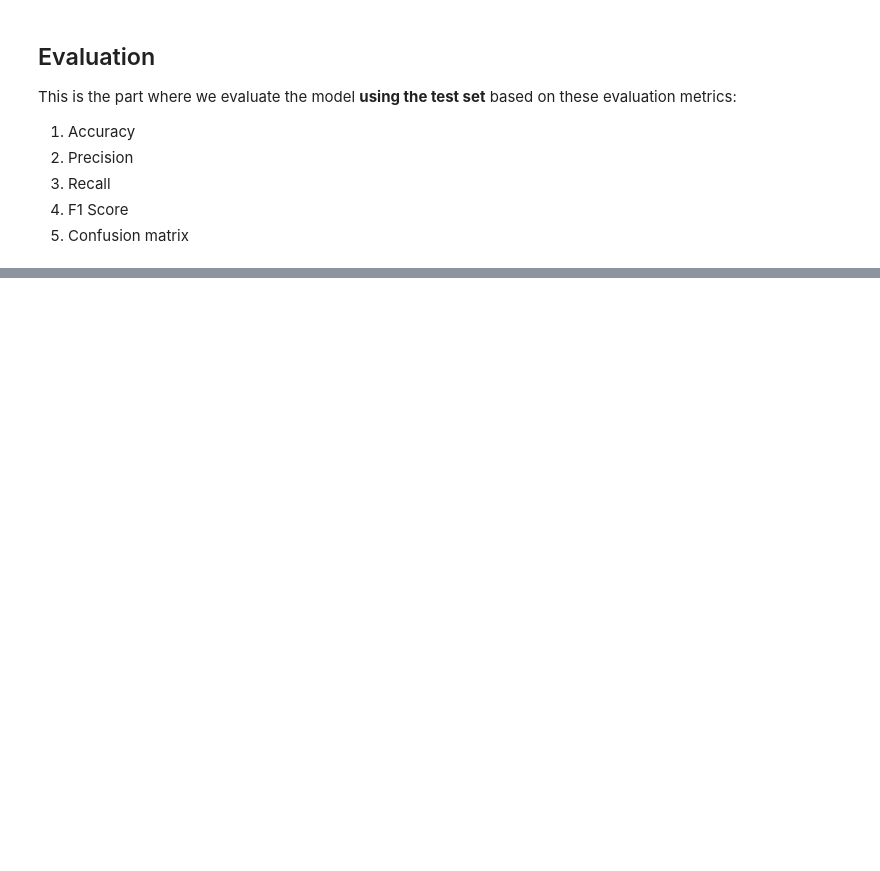
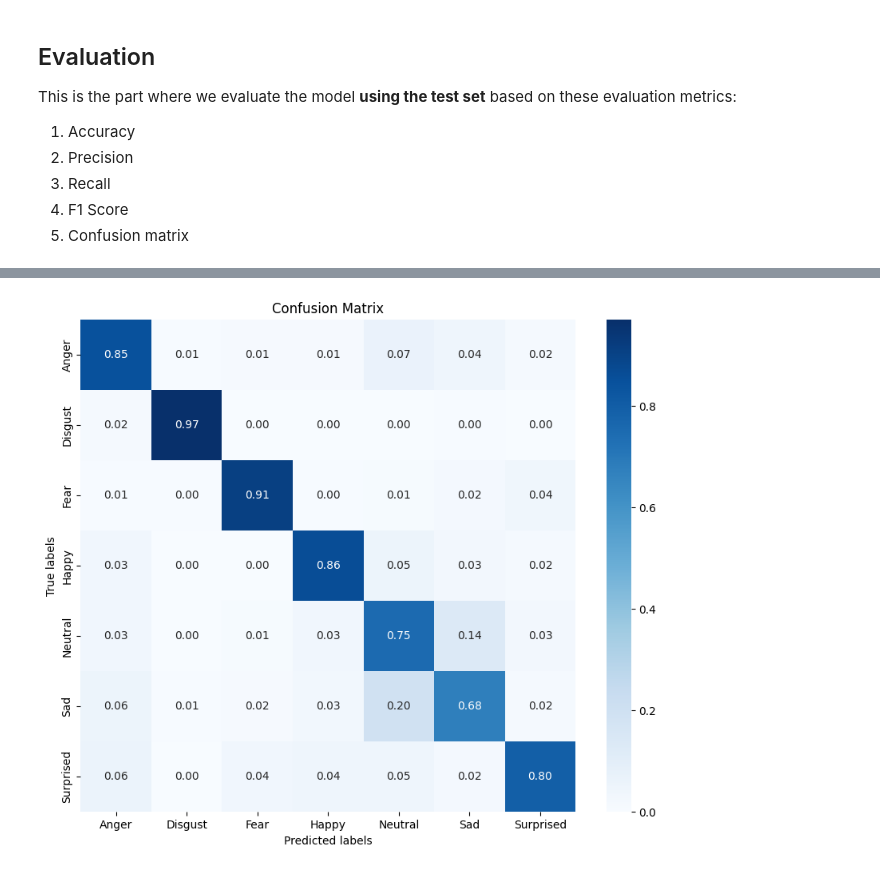
Before and after one commit to sarahhpth/FER-API, a Jupyter notebook: mobilenet-kfold-fer-augmented.ipynb, the cells around one changed output, grey strips where cells are left out. Saved outputs shown, nothing was run; the diff lists cells and outputs as text; code cells hidden in the pictures; blank space fills up the shorter version.

```diff
--- a/mobilenet-kfold-fer-augmented.ipynb
+++ b/mobilenet-kfold-fer-augmented.ipynb
@@ -426,7 +467,9 @@ This is the part where we evaluate the model **using the test set** based on the
 4. F1 Score
 5. Confusion matrix
 # %%
-best_model = tf.keras.models.load_model('/kaggle/working/best_model.keras')
+class_names = ['Anger', 'Disgust', 'Fear', 'Happy', 'Neutral', 'Sad', 'Surprised']
+
+best_model = tf.keras.models.load_model('/kaggle/working/mobilenet_model.keras')
 test_df = pd.read_csv('/kaggle/working/test.csv', dtype={'label': str})
 
 test_datagen = ImageDataGenerator(rescale = 1./255)
@@ -460,12 +533,17 @@ print("F1 Score:", f1)
 # %%
 import matplotlib.pyplot as plt
 import seaborn as sns
 
 cm = confusion_matrix(y_true, y_pred)
-sns.heatmap(cm, annot=True, fmt='d', cmap='Blues')
+cm_normalized = cm.astype('float') / cm.sum(axis=1)[:, np.newaxis]
+
+plt.figure(figsize=(10, 8))
+sns.heatmap(cm_normalized, annot=True, fmt='.2f', cmap='Blues', xticklabels=class_names, yticklabels=class_names)
 plt.xlabel('Predicted labels')
 plt.ylabel('True labels')
 plt.title('Confusion Matrix')
 plt.show()
+# %% [output]
+[figure, added]
 # %%
 ! ls
```
Also changed, not shown: parts of 11 cells of this notebook, 5 other files.
